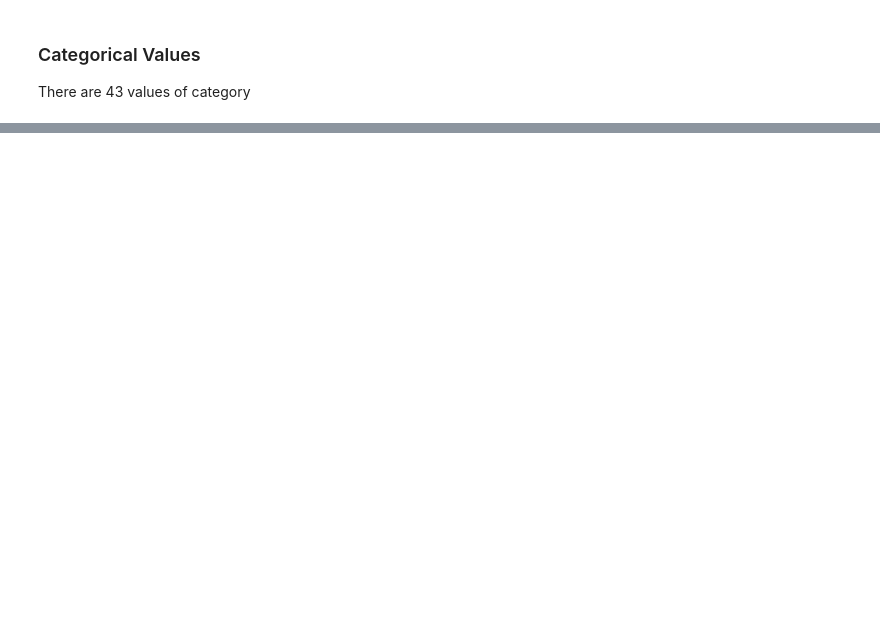
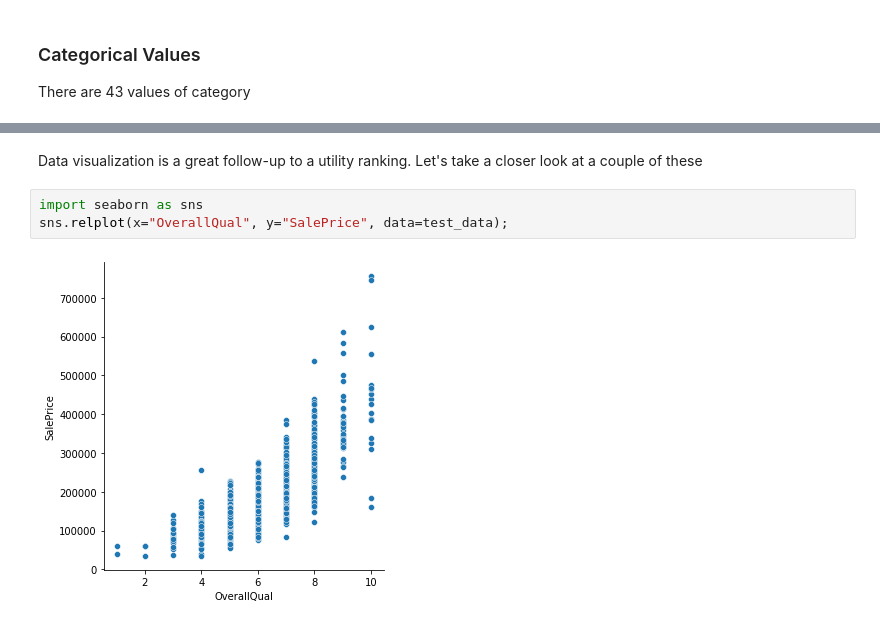
Before and after one commit to gmssameer/Machine-Learning-Practice, a Jupyter notebook: house-price-prediction.ipynb, the cells around one changed output, grey strips where cells are left out. Cells and saved outputs as stored; diff of their text form; blank space fills up the shorter version.

```diff
--- a/house-price-prediction.ipynb
+++ b/house-price-prediction.ipynb
@@ -131,0 +334,7 @@ label_X_valid.head()
+# %% [markdown]
+Data visualization is a great follow-up to a utility ranking. Let's take a closer look at a couple of these
+# %%
+import seaborn as sns
+sns.relplot(x="OverallQual", y="SalePrice", data=test_data);
+# %% [output]
+[figure, added]
```
Also changed, not shown: parts of 34 cells of this notebook.
